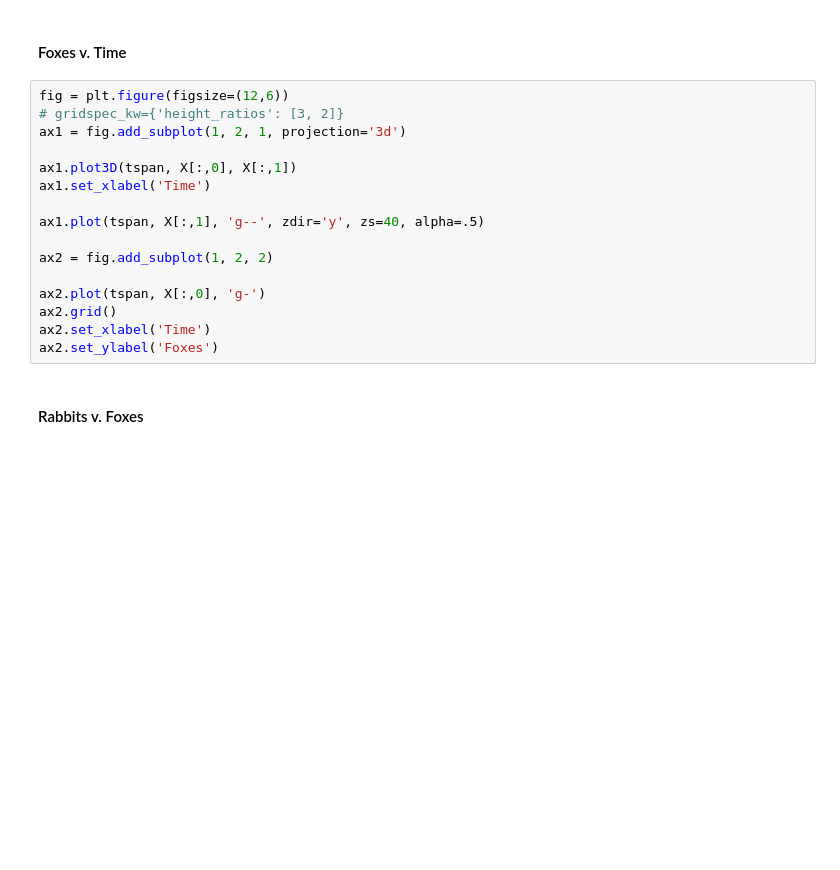
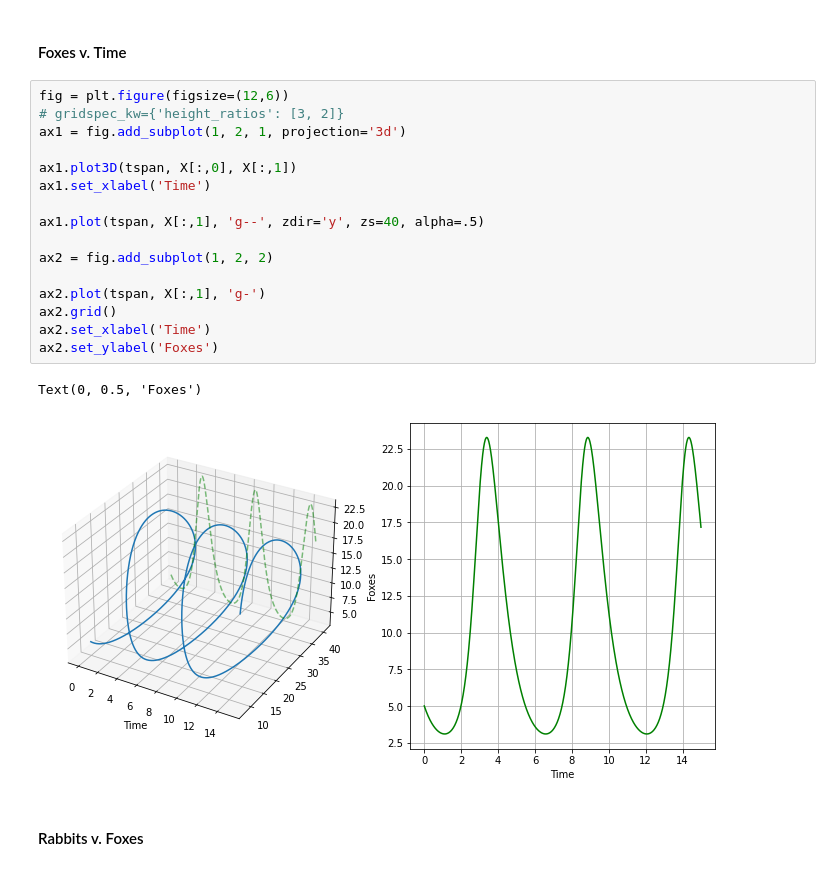
Before and after one commit to CU-Denver-MathStats-OER/ODEs, a Jupyter notebook: Chp3/Phase-Portraits-Tutorial.ipynb, the cells around one changed output. Saved outputs shown, nothing was run; the diff lists cells and outputs as text; blank space fills up the shorter version.

Commit message:
Update Phase-Portraits-Tutorial.ipynb
Was plotting the wrong vector slice

```diff
--- a/Chp3/Phase-Portraits-Tutorial.ipynb
+++ b/Chp3/Phase-Portraits-Tutorial.ipynb
@@ -64,19 +69,22 @@ ax2.set_ylabel('Rabbits')
 # %%
 fig = plt.figure(figsize=(12,6))
 # gridspec_kw={'height_ratios': [3, 2]}
 ax1 = fig.add_subplot(1, 2, 1, projection='3d')
 
 ax1.plot3D(tspan, X[:,0], X[:,1])
 ax1.set_xlabel('Time')
 
 ax1.plot(tspan, X[:,1], 'g--', zdir='y', zs=40, alpha=.5)
 
 ax2 = fig.add_subplot(1, 2, 2)
 
-ax2.plot(tspan, X[:,0], 'g-')
+ax2.plot(tspan, X[:,1], 'g-')
 ax2.grid()
 ax2.set_xlabel('Time')
 ax2.set_ylabel('Foxes')
+# %% [output]
+Text(0, 0.5, 'Foxes')
+[figure, added]
 # %% [markdown]
 #### Rabbits v. Foxes
 # %%
```
Also changed, not shown: parts of 2 cells of this notebook.
